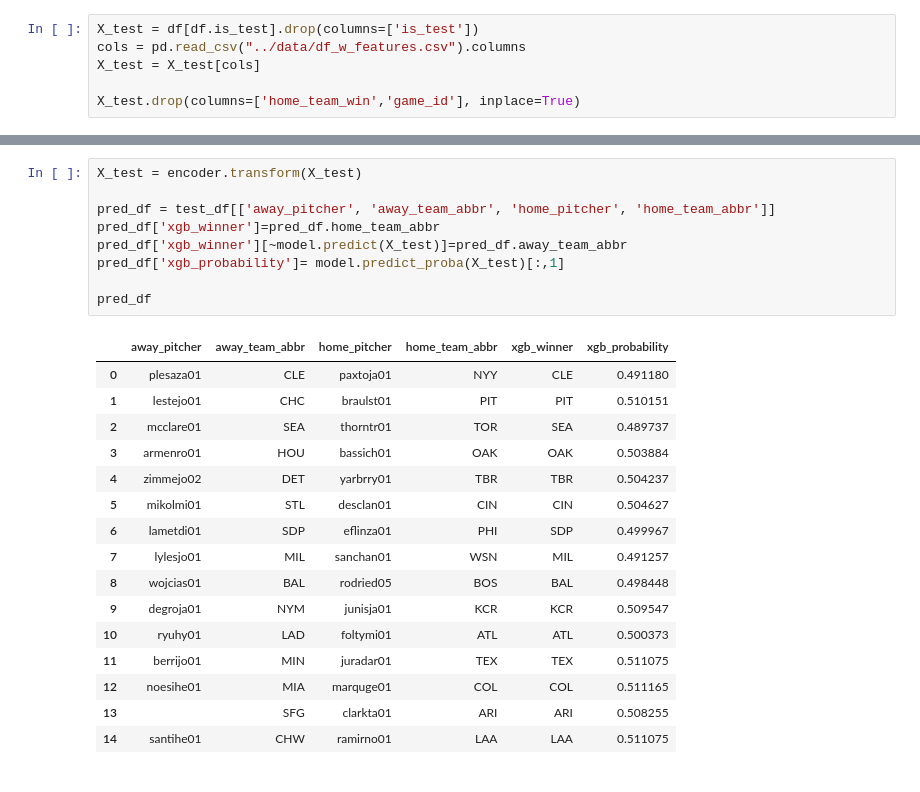
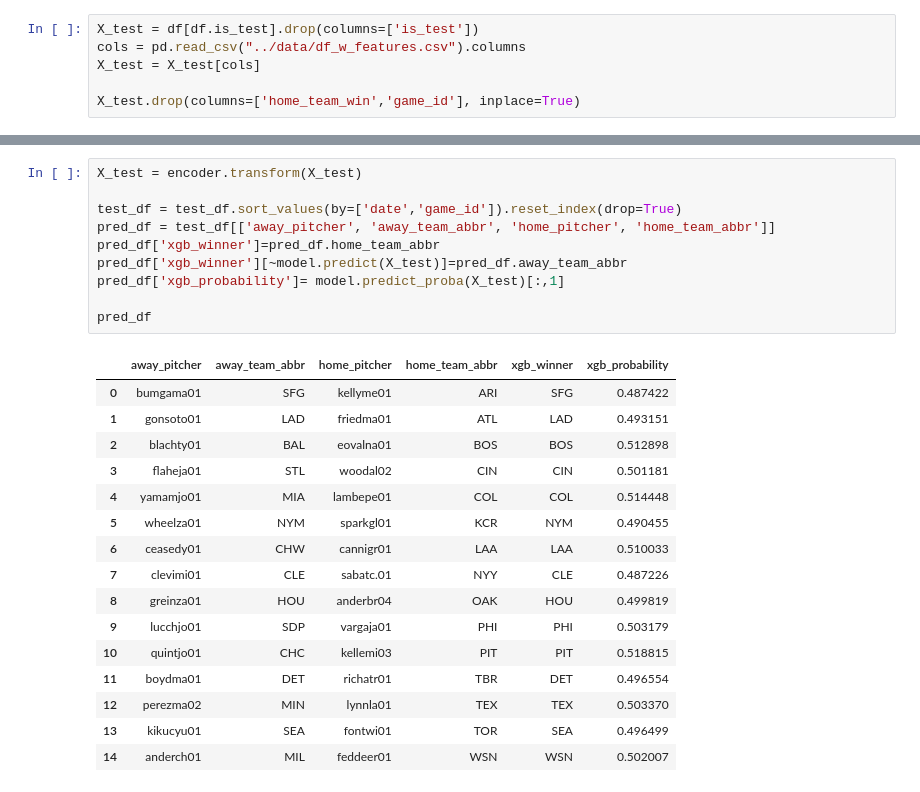
Before and after one commit to arjun-prabhakar/mlb_outcomes, a Jupyter notebook: notebooks/predict.ipynb, the cells around one changed output, grey strips where cells are left out. Saved outputs shown, nothing was run; the diff lists cells and outputs as text.

```diff
--- a/notebooks/Forecast Today.ipynb
+++ b/notebooks/predict.ipynb
@@ -191,26 +191,27 @@ encoder, model
 # %%
 X_test = encoder.transform(X_test)
 
+test_df = test_df.sort_values(by=['date','game_id']).reset_index(drop=True)
 pred_df = test_df[['away_pitcher', 'away_team_abbr', 'home_pitcher', 'home_team_abbr']]
 pred_df['xgb_winner']=pred_df.home_team_abbr
 pred_df['xgb_winner'][~model.predict(X_test)]=pred_df.away_team_abbr
 pred_df['xgb_probability']= model.predict_proba(X_test)[:,1]
 
 pred_df
 # %% [output]
 |  | away_pitcher | away_team_abbr | home_pitcher | home_team_abbr | xgb_winner | xgb_probability |
-| 0 | plesaza01 | CLE | paxtoja01 | NYY | CLE | 0.491180 |
-| 1 | lestejo01 | CHC | braulst01 | PIT | PIT | 0.510151 |
-| 2 | mcclare01 | SEA | thorntr01 | TOR | SEA | 0.489737 |
-| 3 | armenro01 | HOU | bassich01 | OAK | OAK | 0.503884 |
-| 4 | zimmejo02 | DET | yarbrry01 | TBR | TBR | 0.504237 |
-| 5 | mikolmi01 | STL | desclan01 | CIN | CIN | 0.504627 |
-| 6 | lametdi01 | SDP | eflinza01 | PHI | SDP | 0.499967 |
-| 7 | lylesjo01 | MIL | sanchan01 | WSN | MIL | 0.491257 |
-| 8 | wojcias01 | BAL | rodried05 | BOS | BAL | 0.498448 |
-| 9 | degroja01 | NYM | junisja01 | KCR | KCR | 0.509547 |
-| 10 | ryuhy01 | LAD | foltymi01 | ATL | ATL | 0.500373 |
-| 11 | berrijo01 | MIN | juradar01 | TEX | TEX | 0.511075 |
-| 12 | noesihe01 | MIA | marquge01 | COL | COL | 0.511165 |
-| 13 |  | SFG | clarkta01 | ARI | ARI | 0.508255 |
-| 14 | santihe01 | CHW | ramirno01 | LAA | LAA | 0.511075 |
+| 0 | bumgama01 | SFG | kellyme01 | ARI | SFG | 0.487422 |
+| 1 | gonsoto01 | LAD | friedma01 | ATL | LAD | 0.493151 |
+| 2 | blachty01 | BAL | eovalna01 | BOS | BOS | 0.512898 |
+| 3 | flaheja01 | STL | woodal02 | CIN | CIN | 0.501181 |
+| 4 | yamamjo01 | MIA | lambepe01 | COL | COL | 0.514448 |
+| 5 | wheelza01 | NYM | sparkgl01 | KCR | NYM | 0.490455 |
+| 6 | ceasedy01 | CHW | cannigr01 | LAA | LAA | 0.510033 |
+| 7 | clevimi01 | CLE | sabatc.01 | NYY | CLE | 0.487226 |
+| 8 | greinza01 | HOU | anderbr04 | OAK | HOU | 0.499819 |
+| 9 | lucchjo01 | SDP | vargaja01 | PHI | PHI | 0.503179 |
+| 10 | quintjo01 | CHC | kellemi03 | PIT | PIT | 0.518815 |
+| 11 | boydma01 | DET | richatr01 | TBR | DET | 0.496554 |
+| 12 | perezma02 | MIN | lynnla01 | TEX | TEX | 0.503370 |
+| 13 | kikucyu01 | SEA | fontwi01 | TOR | SEA | 0.496499 |
+| 14 | anderch01 | MIL | feddeer01 | WSN | WSN | 0.502007 |
```
Also changed, not shown: parts of 10 cells of this notebook, 3 other files.
